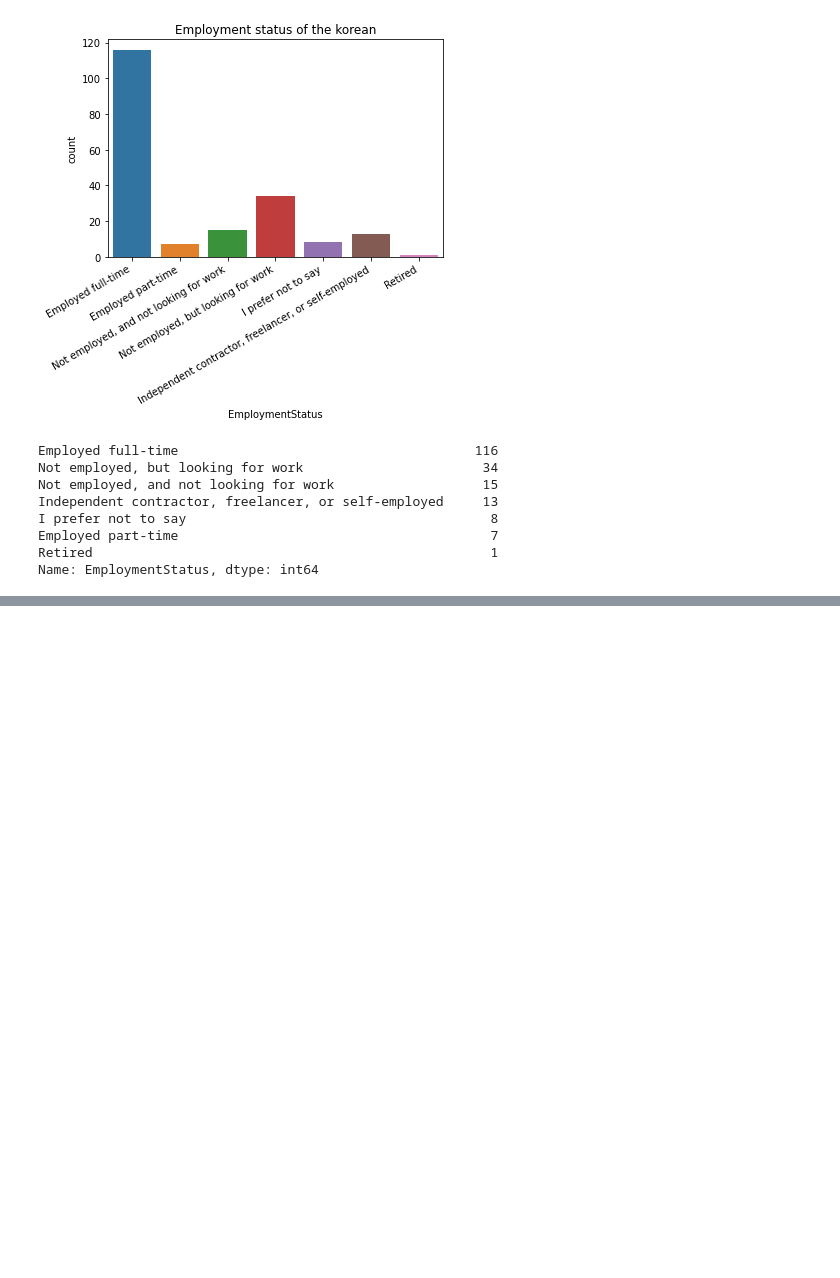
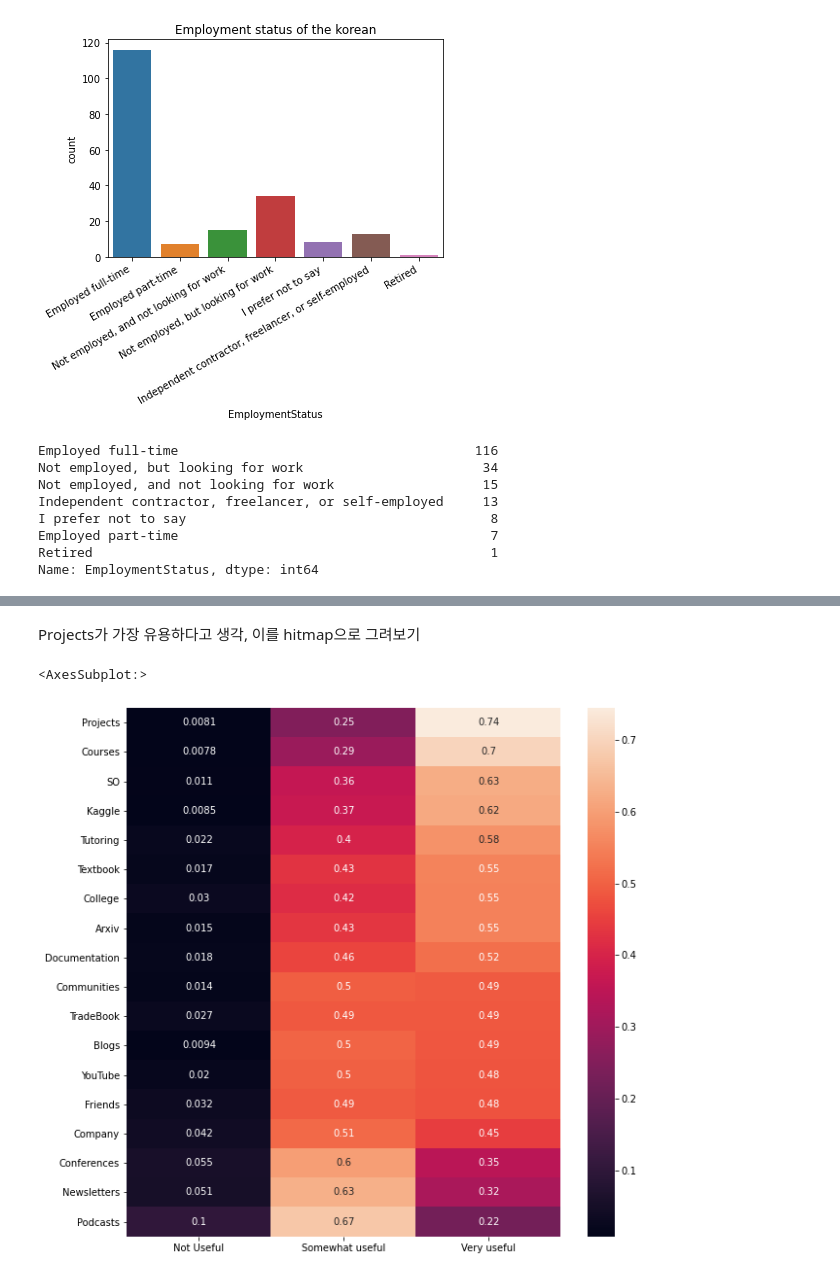
Before and after one commit to sm970309/kaggleStrugle, a Jupyter notebook: survey/Kaggle-ML-DS-survey-EDA.ipynb, the cells around one changed output, grey strips where cells are left out. Saved outputs shown, nothing was run; the diff lists cells and outputs as text; code cells hidden in the pictures; blank space fills up the shorter version.

```diff
--- a/survey/Kaggle-ML-DS-survey-EDA.ipynb
+++ b/survey/Kaggle-ML-DS-survey-EDA.ipynb
@@ -388,0 +432,11 @@ pd.DataFrame(mcq['LearningPlatformSelect'].dropna())
+# %%
+# 학습플랫폼별로 유용함에대한 연관성 분석
+fdf = {}
+
+for feature in use_features:
+    tmp = mcq[feature].value_counts()
+    tmp = tmp/tmp.sum()
+    fdf[feature.replace('LearningPlatformUsefulness','')] = tmp
+fdf = pd.DataFrame(fdf)
+fdf.index.name="usefulness"
+fdf
@@ -388,0 +451,3 @@ pd.DataFrame(mcq['LearningPlatformSelect'].dropna())
+# %%
+fdf = fdf.transpose().sort_values('Very useful',ascending=False)
+fdf
@@ -388,0 +472,8 @@ pd.DataFrame(mcq['LearningPlatformSelect'].dropna())
+# %% [markdown]
+Projects가 가장 유용하다고 생각, 이를 hitmap으로 그려보기
+# %%
+plt.figure(figsize=(10,10))
+sns.heatmap(fdf, annot=True)
+# %% [output]
+<AxesSubplot:>
+[figure, added]
```
Also changed, not shown: parts of 60 cells of this notebook.
